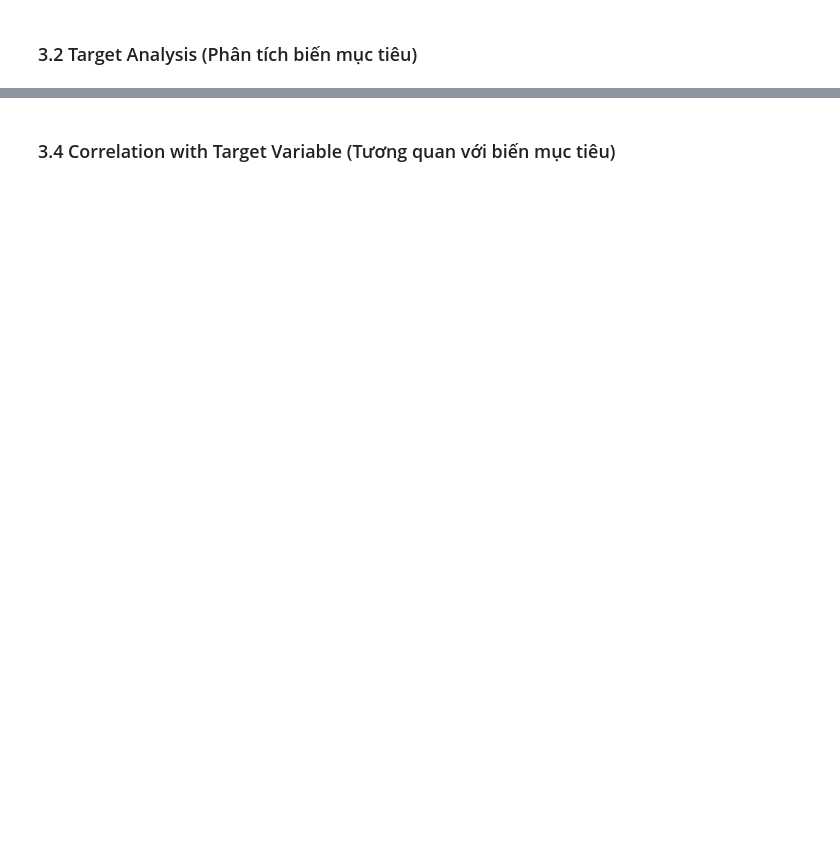
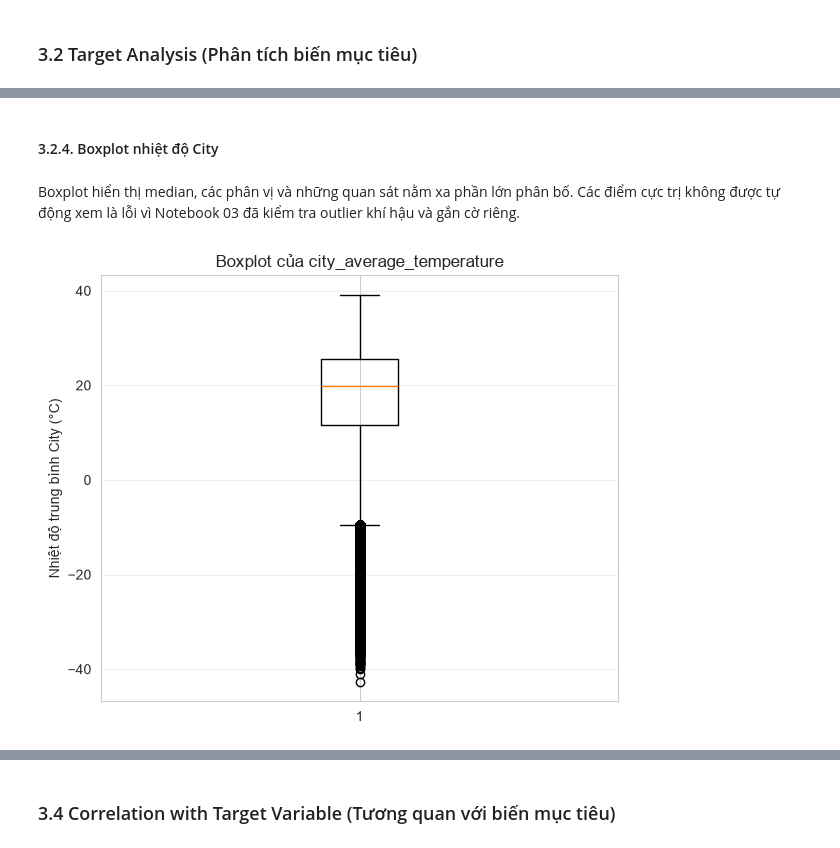
Before and after one commit to Sekaiiii1/Global-Surface-Temperature-Analysis, a Jupyter notebook: notebooks_v2/04_eda_visualization.ipynb, the cells around one changed output, grey strips where cells are left out. Drawn from its saved outputs; the diff is of its cells as text; code cells hidden in the pictures; blank space fills up the shorter version.

```diff
--- a/notebooks_v2/04_eda_visualization.ipynb
+++ b/notebooks_v2/04_eda_visualization.ipynb
@@ -223,0 +76,31 @@ print(f"{'='*70}\n")
+# %%
+import os
+import psycopg2
+from dotenv import load_dotenv
+
+# Đọc thông tin kết nối từ file .env ở thư mục gốc dự án.
+load_dotenv(PROJECT_ROOT / '.env')
+
+DB_CONFIG = {
+    'host': os.getenv('DB_HOST'),
+    'port': os.getenv('DB_PORT', '5432'),
+    'dbname': os.getenv('DB_NAME'),
+    'user': os.getenv('DB_USER'),
+    'password': os.getenv('DB_PASSWORD'),
+}
+
+missing_config = [key for key, value in DB_CONFIG.items() if not value]
+if missing_config:
+    raise ValueError('Thiếu cấu hình trong .env: ' + ', '.join(missing_config))
+
+# Đọc bảng sạch được tạo sau Notebook 03.
+with psycopg2.connect(**DB_CONFIG) as connection:
+    df = pd.read_sql_query(
+        'SELECT * FROM public.cleaned_city_temperature;',
+        connection,
+    )
+
+# Chuẩn hóa ngày để các phân tích theo thời gian hoạt động nhất quán.
+df['observation_date'] = pd.to_datetime(df['observation_date'], errors='raise')
+
+print(f'Kích thước: {df.shape[0]:,} dòng - {df.shape[1]} cột')
@@ -385,0 +315,16 @@ if df is not None:
+# %% [markdown]
+#### 3.2.4. Boxplot nhiệt độ City
+# %% [markdown]
+Boxplot hiển thị median, các phân vị và những quan sát nằm xa phần lớn phân bố. Các điểm cực trị không được tự động xem là lỗi vì Notebook 03 đã kiểm tra outlier khí hậu và gắn cờ riêng.
+# %%
+fig, ax = plt.subplots(figsize=(6, 5))
+ax.boxplot(target_data, vert=True)
+ax.set_ylabel('Nhiệt độ trung bình City (°C)')
+ax.set_title(f'Boxplot của {target_col}')
+ax.grid(alpha=0.3, axis='y')
+
+plt.tight_layout()
+plt.savefig(REPORT_IMAGES / '03_target_boxplot.png', dpi=300, bbox_inches='tight')
+plt.show()
+# %% [output]
+[figure, added]
```
Also changed, not shown: parts of 110 cells of this notebook, 6 other files.
